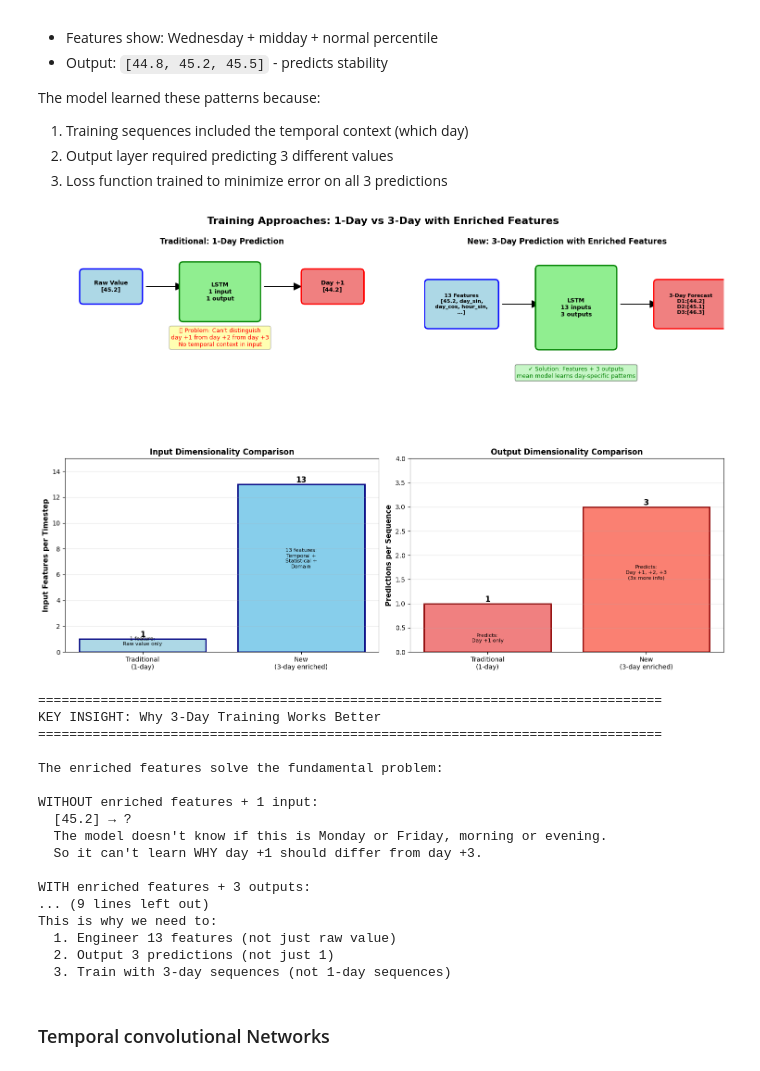
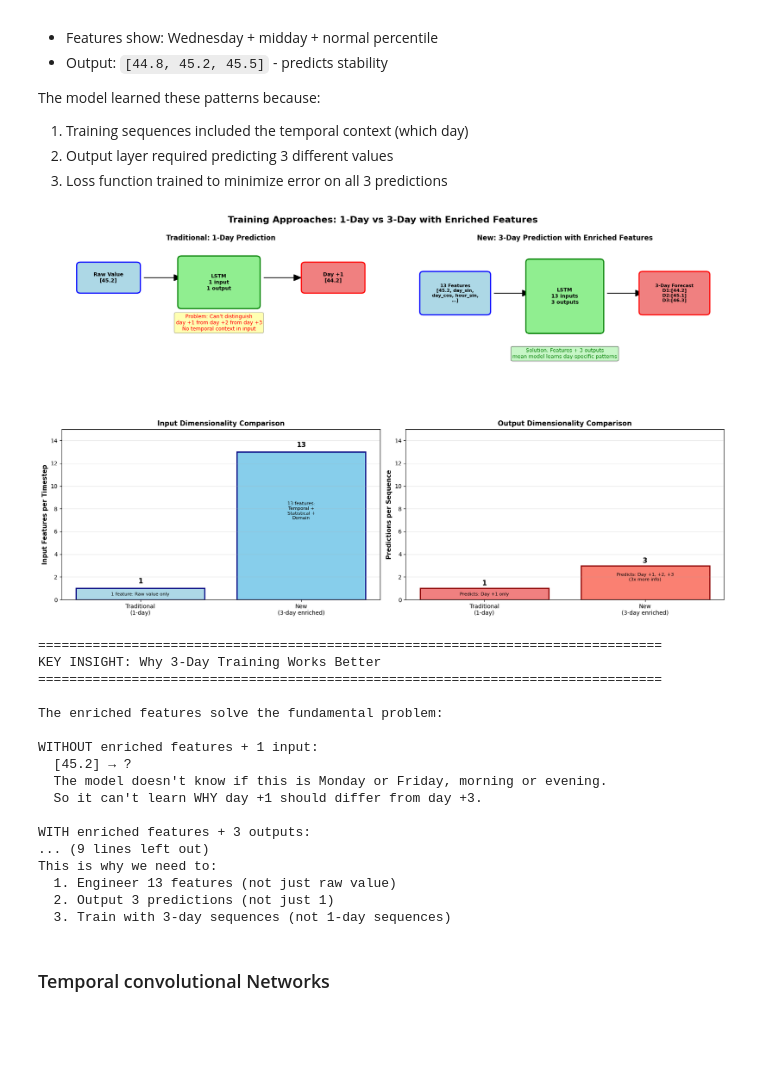
Before and after one commit to mexeck88/Air-Quality-Forecast, a Jupyter notebook: notebooks/02_Model_POC.ipynb, the cells around one changed output. Drawn from its saved outputs; the diff is of its cells as text; code cells hidden in the pictures; blank space fills up the shorter version.

```diff
--- a/notebooks/02_Model_POC.ipynb
+++ b/notebooks/02_Model_POC.ipynb
@@ -2363,7 +2363,7 @@ The model learned these patterns because:
 import matplotlib.pyplot as plt
 import matplotlib.patches as mpatches
 
-fig, axes = plt.subplots(2, 2, figsize=(15, 10))
+fig, axes = plt.subplots(2, 2, figsize=(17, 10))
 fig.suptitle('Training Approaches: 1-Day vs 3-Day with Enriched Features',
              fontsize=16, fontweight='bold', y=0.995)
 
@@ -2401,7 +2401,7 @@ ax.text(3.7, 2.2, 'Problem: Can\'t distinguish\nday +1 from day +2 from day +3\n
 
 # ===== Top Right: New 3-Day with Enriched Features =====
 ax = axes[0, 1]
-ax.set_xlim(-0.5, 8)
+ax.set_xlim(-0.5, 8.5)
 ax.set_ylim(-0.5, 5)
 ax.axis('off')
 ax.set_title('New: 3-Day Prediction with Enriched Features', fontsize=12, fontweight='bold')
@@ -2442,7 +2442,7 @@ bars = ax.bar(categories, values, color=colors, edgecolor='navy', linewidth=2)
 
 for bar, val in zip(bars, values):
     height = bar.get_height()
-    ax.text(bar.get_x() + bar.get_width()/2., height,
+    ax.text(bar.get_x() + bar.get_width()/2., height + 0.3,
             f'{int(val)}', ha='center', va='bottom', fontsize=12, fontweight='bold')
 
 ax.set_ylabel('Input Features per Timestep', fontsize=11, fontweight='bold')
@@ -2450,9 +2450,10 @@ ax.set_title('Input Dimensionality Comparison', fontsize=12, fontweight='bold')
 ax.set_ylim(0, 15)
 ax.grid(axis='y', alpha=0.3)
 
-# Add labels
-ax.text(0, 0.5, '1 feature:\nRaw value only', ha='center', fontsize=8)
-ax.text(1, 6.5, '13 features:\nTemporal +\nStatistical +\nDomain', ha='center', fontsize=8)
+# Add labels - positioned relative to bar x-positions
+bar_positions = [bar.get_x() + bar.get_width()/2. for bar in bars]
+ax.text(bar_positions[0], 0.3, '1 feature: Raw value only', ha='center', va='bottom', fontsize=8)
+ax.text(bar_positions[1], 7, '13 features:\nTemporal +\nStatistical +\nDomain', ha='center', va='bottom', fontsize=8)
 
 # ===== Bottom Right: Output Comparison =====
 ax = axes[1, 1]
@@ -2463,49 +2464,50 @@ bars = ax.bar(categories, values, color=colors, edgecolor='darkred', linewidth=2
 
 for bar, val in zip(bars, values):
     height = bar.get_height()
-    ax.text(bar.get_x() + bar.get_width()/2., height,
+    ax.text(bar.get_x() + bar.get_width()/2., height + 0.1,
             f'{int(val)}', ha='center', va='bottom', fontsize=12, fontweight='bold')
 
 ax.set_ylabel('Predictions per Sequence', fontsize=11, fontweight='bold')
 ax.set_title('Output Dimensionality Comparison', fontsize=12, fontweight='bold')
-ax.set_ylim(0, 4)
+ax.set_ylim(0, 15)
 ax.grid(axis='y', alpha=0.3)
 
-# Add labels
-ax.text(0, 0.2, 'Predicts:\nDay +1 only', ha='center', fontsize=8)
-ax.text(1, 1.5, 'Predicts:\nDay +1, +2, +3\n(3x more info)', ha='center', fontsize=8)
+# Add labels - positioned relative to bar x-positions
+bar_positions = [bar.get_x() + bar.get_width()/2. for bar in bars]
+ax.text(bar_positions[0], 0.3, 'Predicts: Day +1 only', ha='center', va='bottom', fontsize=8)
+ax.text(bar_positions[1], 1.6, 'Predicts: Day +1, +2, +3\n(3x more info)', ha='center', va='bottom', fontsize=8)
 
 plt.tight_layout()
 plt.show()
 
 print("\n" + "="*80)
 print("KEY INSIGHT: Why 3-Day Training Works Better")
 print("="*80)
 print("""
 The enriched features solve the fundamental problem:
 
 WITHOUT enriched features + 1 input:
   [45.2] → ?
   The model doesn't know if this is Monday or Friday, morning or evening.
   So it can't learn WHY day +1 should differ from day +3.
 
 WITH enriched features + 3 outputs:
   [45.2, day_sin, day_cos, ...] → [44.2, 45.1, 46.3]
   The model knows WHEN this observation occurs.
   Each output learns patterns specific to that day offset + temporal context.
 
 Result: The model learns that:
   • Monday+morning+highAQI → different trend than Friday+evening+lowAQI
   • Days further out tend to revert to seasonal average
   • Unusual values tend to normalize
 
 This is why we need to:
   1. Engineer 13 features (not just raw value)
   2. Output 3 predictions (not just 1)
   3. Train with 3-day sequences (not 1-day sequences)
 """)
 # %% [output]
-[figure, old version]
+[figure, new version]
 ================================================================================
 KEY INSIGHT: Why 3-Day Training Works Better
 ================================================================================
```
Also changed, not shown: parts of 1 cell of this notebook, 8 other files.
